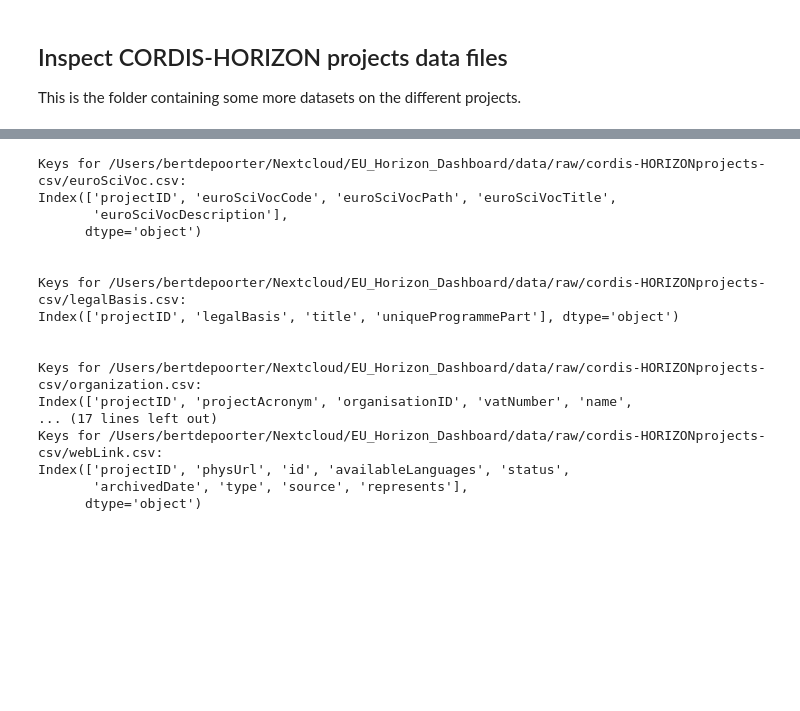
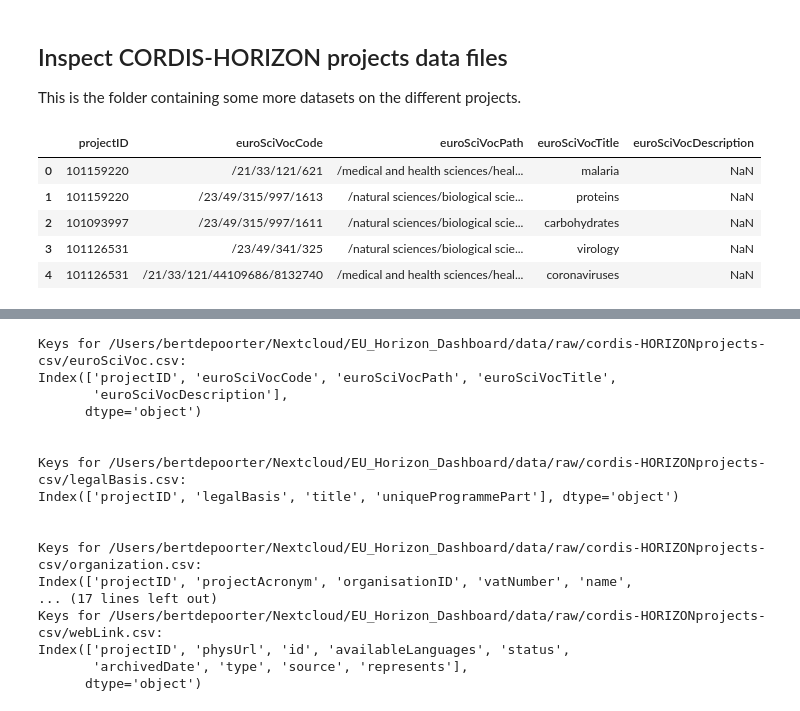
Before and after one commit to sulikismaylovv/EU_Horizon_Dashboard, a Jupyter notebook: notebooks/01_data_preparation.ipynb, the cells around one changed output, grey strips where cells are left out. Saved outputs shown, nothing was run; the diff lists cells and outputs as text; code cells hidden in the pictures; blank space fills up the shorter version.

```diff
--- a/notebooks/01_data_preparation.ipynb
+++ b/notebooks/01_data_preparation.ipynb
@@ -574,3 +574,12 @@ organization_df = pd.read_csv(organization_path, delimiter=';')
 topics_df = pd.read_csv(topics_path, **read_csv_options)
 web_items_df = pd.read_csv(webItems_path, **read_csv_options)
 web_link_df = pd.read_csv(webLink_path, **read_csv_options)
+# %%
+sci_voc_df.head()
+# %% [output]
+|  | projectID | euroSciVocCode | euroSciVocPath | euroSciVocTitle | euroSciVocDescription |
+| 0 | 101159220 | /21/33/121/621 | /medical and health sciences/heal... | malaria | NaN |
+| 1 | 101159220 | /23/49/315/997/1613 | /natural sciences/biological scie... | proteins | NaN |
+| 2 | 101093997 | /23/49/315/997/1611 | /natural sciences/biological scie... | carbohydrates | NaN |
+| 3 | 101126531 | /23/49/341/325 | /natural sciences/biological scie... | virology | NaN |
+| 4 | 101126531 | /21/33/121/44109686/8132740 | /medical and health sciences/heal... | coronaviruses | NaN |
```
Also changed, not shown: parts of 6 cells of this notebook, 3 other files.
